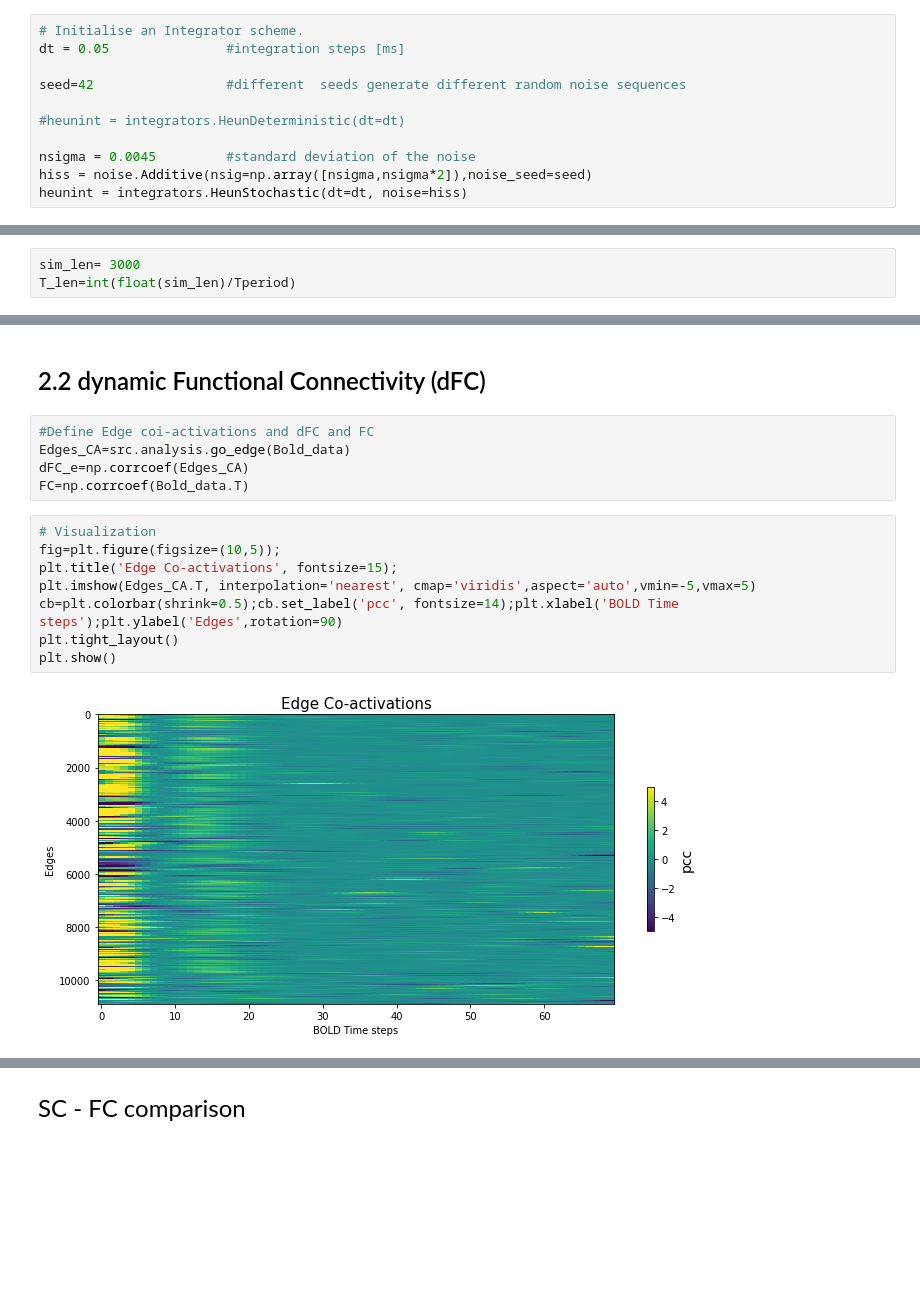
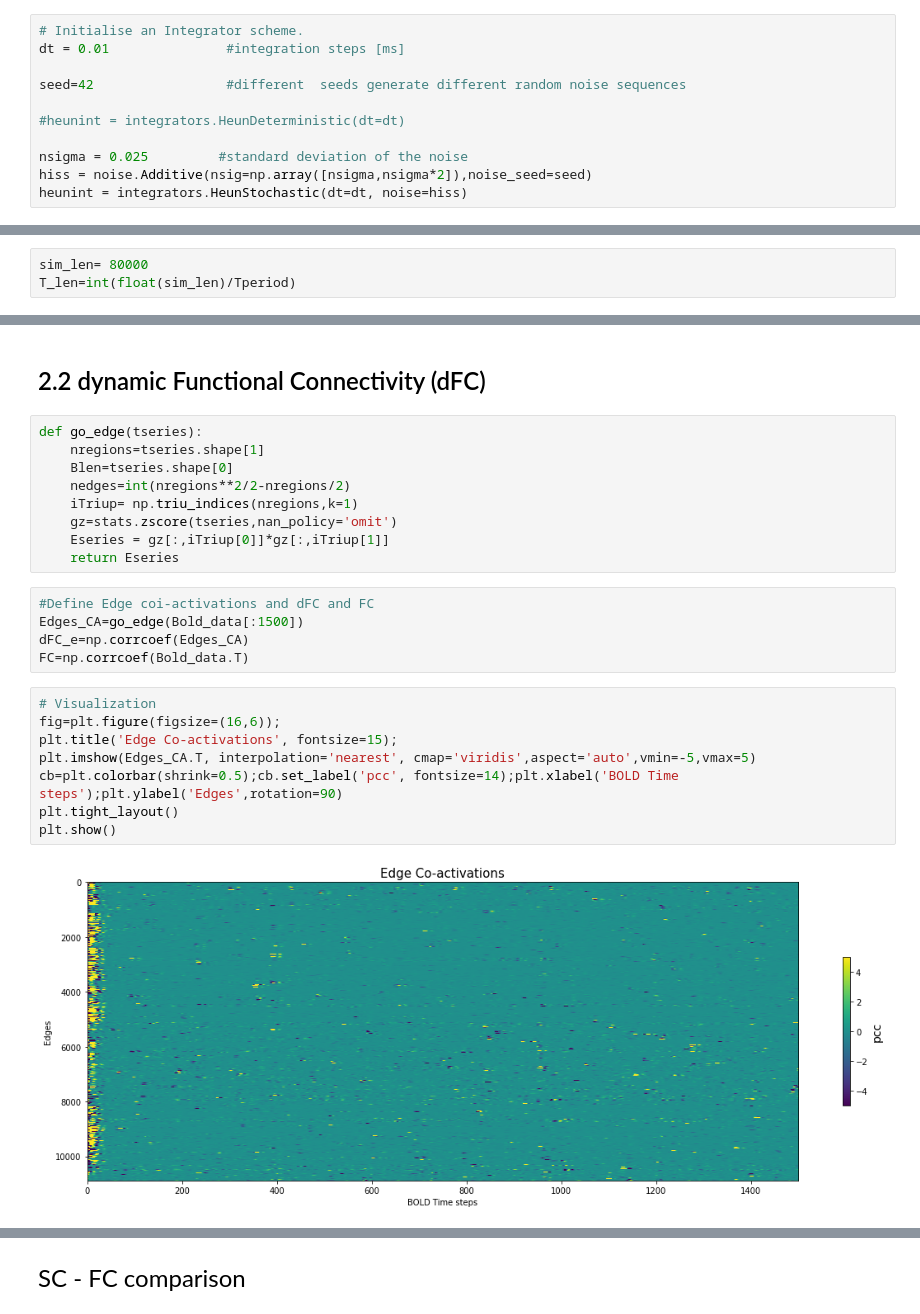
Before and after one commit to etienneguevel/etienne, a Jupyter notebook: notebooks/Hands-on.ipynb, the cells around one changed output, grey strips where cells are left out. Saved outputs shown, nothing was run; the diff lists cells and outputs as text; blank space fills up the shorter version.

```diff
--- a/notebooks/Hands-on.ipynb
+++ b/notebooks/Hands-on.ipynb
@@ -160,13 +157,13 @@ con_coupling = coupling.Scaling(a=np.r_[G])
 <p><div style="text-align: justify"><font size="4.5" face="time roman">Note that the most important thing here is to use a step size that is small enough for the integration to be numerically stable.</font></div></p>
 # %%
 # Initialise an Integrator scheme.
-dt = 0.05               #integration steps [ms]
+dt = 0.01               #integration steps [ms]
 
 seed=42                 #different  seeds generate different random noise sequences
 
 #heunint = integrators.HeunDeterministic(dt=dt)
 
-nsigma = 0.0045         #standard deviation of the noise
+nsigma = 0.025         #standard deviation of the noise
 hiss = noise.Additive(nsig=np.array([nsigma,nsigma*2]),noise_seed=seed)
 heunint = integrators.HeunStochastic(dt=dt, noise=hiss)
 # %% [markdown]
@@ -198,7 +195,7 @@ mon_tavg = monitors.TemporalAverage(period=1./Tperiod)
 # %% [markdown]
 <p><div style="text-align: justify"><font size="4.5" face="time roman">The last step is to bring all these components together into a <b>Simulator</b> object. We then need to run the configure method, which basically just acts to calculate information necessary for the simulation that draws on specific combinations of the components.</font></div></p>
 # %%
-sim_len= 3000
+sim_len= 80000
 T_len=int(float(sim_len)/Tperiod)
 # %%
 # Initialise the Simulator.
@@ -299,20 +304,29 @@ Text(0.5, 0, 'Time [ms]')
 \end{eqnarray}
 # %% [markdown]
 ## <font size="5" face="arial" color="black"> 2.2 dynamic Functional Connectivity (dFC)</font>
+# %%
+def go_edge(tseries):
+    nregions=tseries.shape[1]
+    Blen=tseries.shape[0]
+    nedges=int(nregions**2/2-nregions/2)
+    iTriup= np.triu_indices(nregions,k=1)
+    gz=stats.zscore(tseries,nan_policy='omit')
+    Eseries = gz[:,iTriup[0]]*gz[:,iTriup[1]]
+    return Eseries
 # %%
 #Define Edge coi-activations and dFC and FC
-Edges_CA=src.analysis.go_edge(Bold_data)
+Edges_CA=go_edge(Bold_data[:1500])
 dFC_e=np.corrcoef(Edges_CA)
 FC=np.corrcoef(Bold_data.T)
 # %%
 # Visualization
-fig=plt.figure(figsize=(10,5));
+fig=plt.figure(figsize=(16,6));
 plt.title('Edge Co-activations', fontsize=15);
 plt.imshow(Edges_CA.T, interpolation='nearest', cmap='viridis',aspect='auto',vmin=-5,vmax=5)
 cb=plt.colorbar(shrink=0.5);cb.set_label('pcc', fontsize=14);plt.xlabel('BOLD Time steps');plt.ylabel('Edges',rotation=90)
 plt.tight_layout()
 plt.show()
 # %% [output]
-[figure, old version]
+[figure, new version]
 # %%
 # Visualization
```
Also changed, not shown: parts of 10 cells of this notebook, 7 other files.
